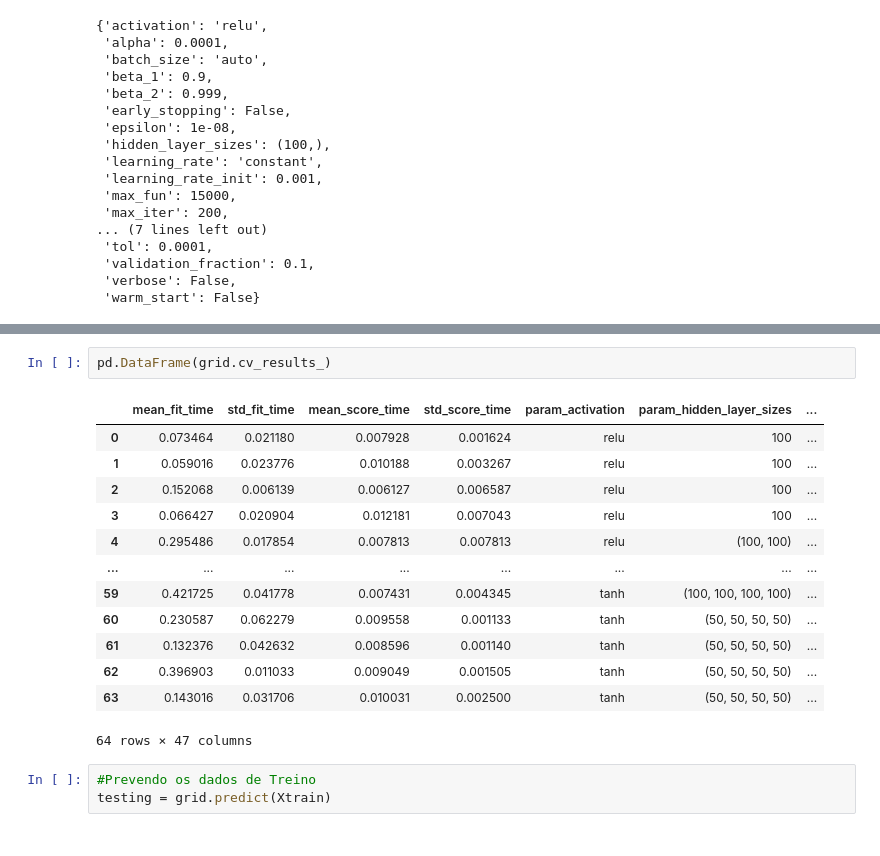
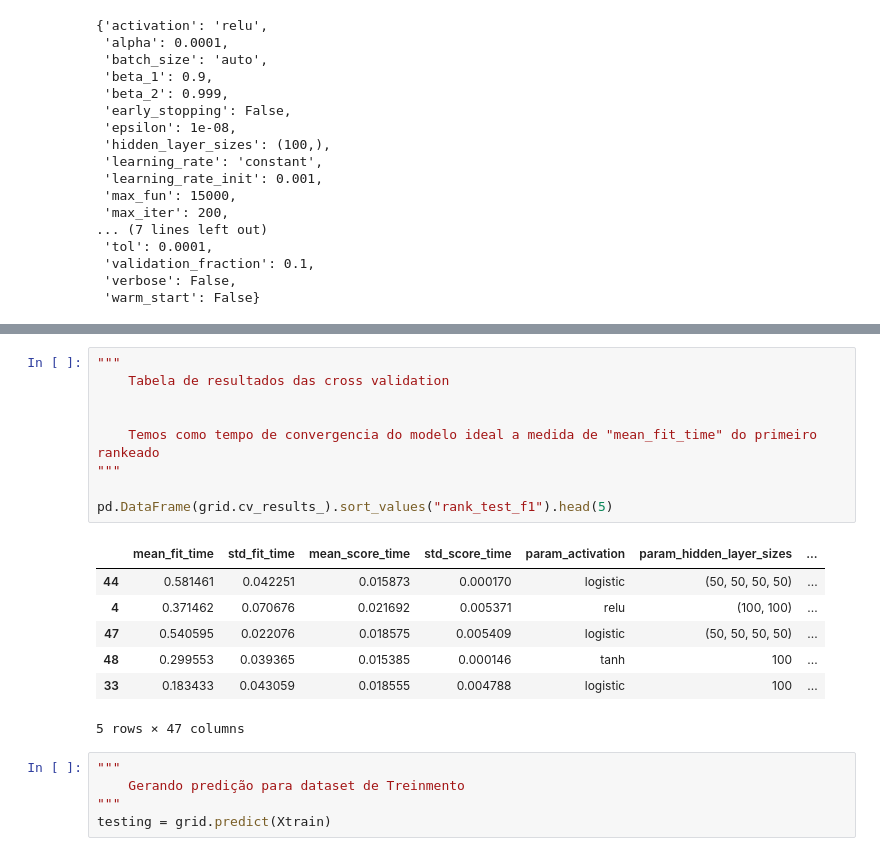
Before and after one commit to rhavyyz/ic_MLP, a Jupyter notebook: main.ipynb, the cells around one changed output, grey strips where cells are left out. Cells and saved outputs as stored; diff of their text form.

```diff
--- a/main.ipynb
+++ b/main.ipynb
@@ -153,24 +205,27 @@ GridSearchCV(cv=4, estimator=MLPClassifier(),
              scoring={'f1': make_scorer(f1_score, response_method='predict'),
                       'precision': make_scorer(precision_score, response_method='predict'),
                       'recall': make_scorer(recall_score, response_method='predict')})
-# %%
-pd.DataFrame(grid.cv_results_)
-# %% [output]
-|  | mean_fit_time | std_fit_time | mean_score_time | std_score_time | param_activation | param_hidden_layer_sizes | ... |
-| 0 | 0.073464 | 0.021180 | 0.007928 | 0.001624 | relu | 100 | ... |
-| 1 | 0.059016 | 0.023776 | 0.010188 | 0.003267 | relu | 100 | ... |
-| 2 | 0.152068 | 0.006139 | 0.006127 | 0.006587 | relu | 100 | ... |
-| 3 | 0.066427 | 0.020904 | 0.012181 | 0.007043 | relu | 100 | ... |
-| 4 | 0.295486 | 0.017854 | 0.007813 | 0.007813 | relu | (100, 100) | ... |
-| ... | ... | ... | ... | ... | ... | ... | ... |
-| 59 | 0.421725 | 0.041778 | 0.007431 | 0.004345 | tanh | (100, 100, 100, 100) | ... |
-| 60 | 0.230587 | 0.062279 | 0.009558 | 0.001133 | tanh | (50, 50, 50, 50) | ... |
-| 61 | 0.132376 | 0.042632 | 0.008596 | 0.001140 | tanh | (50, 50, 50, 50) | ... |
-| 62 | 0.396903 | 0.011033 | 0.009049 | 0.001505 | tanh | (50, 50, 50, 50) | ... |
-| 63 | 0.143016 | 0.031706 | 0.010031 | 0.002500 | tanh | (50, 50, 50, 50) | ... |
-64 rows × 47 columns
+# %%
+"""
+    Tabela de resultados das cross validation
+
+
+    Temos como tempo de convergencia do modelo ideal a medida de "mean_fit_time" do primeiro rankeado
+"""
+
+pd.DataFrame(grid.cv_results_).sort_values("rank_test_f1").head(5)
+# %% [output]
+|  | mean_fit_time | std_fit_time | mean_score_time | std_score_time | param_activation | param_hidden_layer_sizes | ... |
+| 44 | 0.581461 | 0.042251 | 0.015873 | 0.000170 | logistic | (50, 50, 50, 50) | ... |
+| 4 | 0.371462 | 0.070676 | 0.021692 | 0.005371 | relu | (100, 100) | ... |
+| 47 | 0.540595 | 0.022076 | 0.018575 | 0.005409 | logistic | (50, 50, 50, 50) | ... |
+| 48 | 0.299553 | 0.039365 | 0.015385 | 0.000146 | tanh | 100 | ... |
+| 33 | 0.183433 | 0.043059 | 0.018555 | 0.004788 | logistic | 100 | ... |
+5 rows × 47 columns
 # %%
-#Prevendo os dados de Treino
+"""
+    Gerando predição para dataset de Treinmento
+"""
 testing = grid.predict(Xtrain)
 # %%
 train_accuracy = accuracy_score(Ytrain, testing)
```
Also changed, not shown: parts of 16 cells of this notebook.
